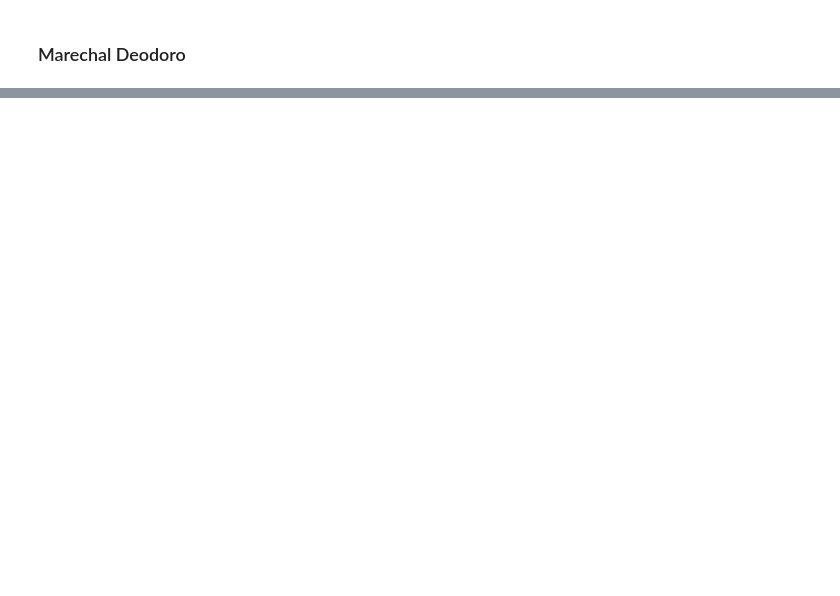
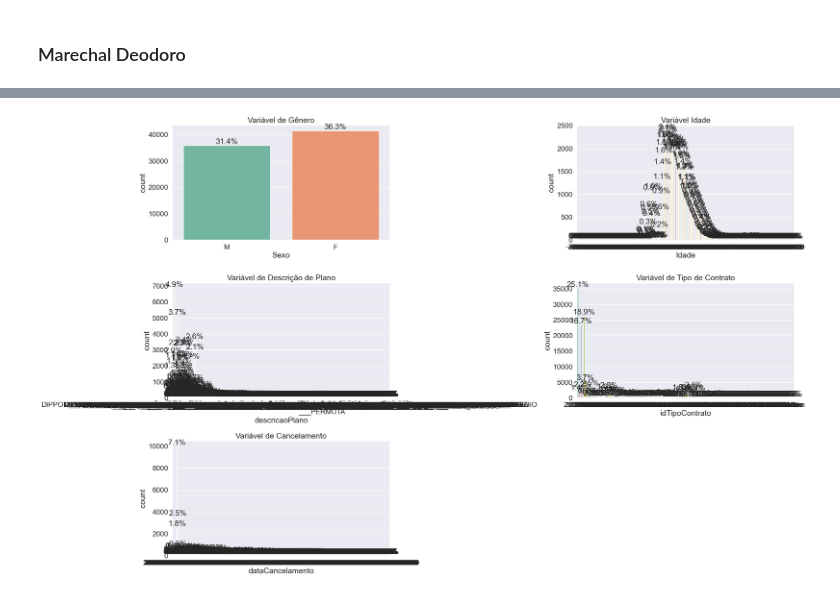
Before and after one commit to Thayse-Dias/dados, a Jupyter notebook: analisecancelamento2.ipynb, the cells around one changed output, grey strips where cells are left out. Saved outputs shown, nothing was run; the diff lists cells and outputs as text; code cells hidden in the pictures; blank space fills up the shorter version.

```diff
--- a/analisecancelamento2.ipynb
+++ b/analisecancelamento2.ipynb
@@ -1632,0 +1809,52 @@ Name: proportion, dtype: float64
+# %%
+# Configurar a fonte para evitar problemas de glyphs
+plt.rcParams['font.family'] = 'DejaVu Sans'
+
+
+# Função para adicionar percentagens nos gráficos
+def add_percentage(ax, total):
+    for p in ax.patches:
+        if p.get_height() > 0:  # Evita divisão por zero
+            percentage = '{:.1f}%'.format(100 * p.get_height() / total)
+            x = p.get_x() + p.get_width() / 2
+            y = p.get_height()
+            ax.annotate(percentage, (x, y), ha='center', va='bottom')
+
+# Criar figura para os gráficos
+plt.figure(figsize=(25, 45))
+sns.set(font_scale=1.5)
+
+# Variável de Gênero
+plt.subplot(9, 2, 1)
+plt.gca().set_title('Variável de Gênero')
+ax1 = sns.countplot(x='Sexo', hue='Sexo', palette='Set2', data=df1, legend=False)
+add_percentage(ax1, len(df1))
+
+# Variável Idade
+plt.subplot(9, 2, 2)
+plt.gca().set_title('Variável Idade')
+ax2 = sns.countplot(x='Idade', hue='Idade', palette='Set2', data=df1, legend=False)
+add_percentage(ax2, len(df1))
+
+# Variável de Descrição de Plano
+plt.subplot(9, 2, 3)
+plt.gca().set_title('Variável de Descrição de Plano')
+ax5 = sns.countplot(x='descricaoPlano', hue='descricaoPlano', palette='Set2', data=df2, legend=False)
+add_percentage(ax5, len(df2))
+
+# Variável de Tipo de Contrato
+plt.subplot(9, 2, 4)
+plt.gca().set_title('Variável de Tipo de Contrato')
+ax14 = sns.countplot(x='idTipoContrato', hue='idTipoContrato', palette='Set2', data=df2, legend=False)
+add_percentage(ax14, len(df2))
+
+# Variável de Cancelamento
+plt.subplot(9, 2, 5)
+plt.gca().set_title('Variável de Cancelamento')
+ax17 = sns.countplot(x='dataCancelamento', hue='dataCancelamento', palette='Set2', data=df2, legend=False)
+add_percentage(ax17, len(df2))
+
+plt.tight_layout()
+plt.show()
+# %% [output]
+[figure, added]
```
Also changed, not shown: parts of 38 cells of this notebook.
